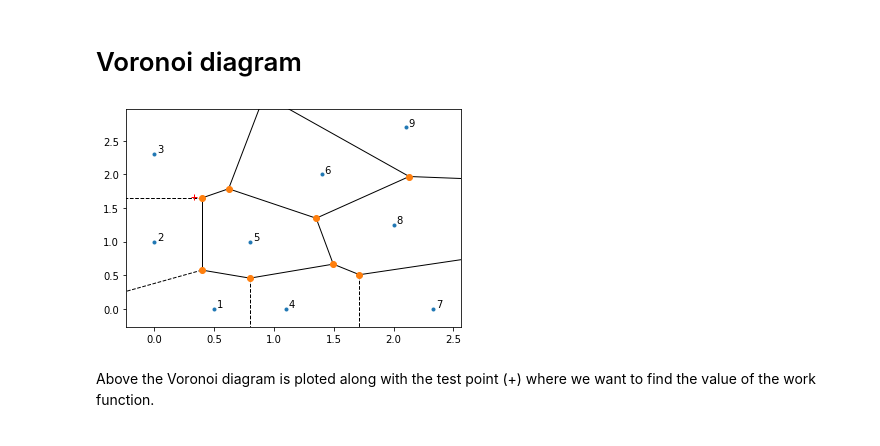
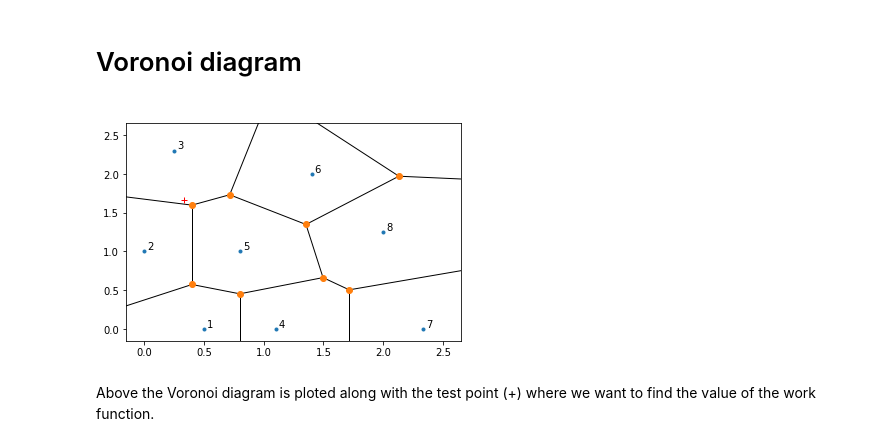
Before and after one commit to NanoPhysicsCenter/RUMDEED, a Jupyter notebook: scripts/Voronoi/Voronoi.ipynb, the cells around one changed output. Cells and saved outputs as stored; diff of their text form; code cells hidden in the pictures.

```diff
--- a/scripts/Voronoi/Voronoi.ipynb
+++ b/scripts/Voronoi/Voronoi.ipynb
@@ -8,27 +8,29 @@ from scipy.spatial import Voronoi, voronoi_plot_2d
 # %%
 L = 1000.0 # Length of emitter in nm
 
 # Note: Points don't have to be within the emitter area.
-points = np.array([[0.5, 0], [0, 1], [0, 2.3], [1.1, 0], [0.8, 1], [1.4, 2],
+points = np.array([[0.5, 0], [0, 1], [0.25, 2.3], [1.1, 0], [0.8, 1], [1.4, 2],
                    [2.33, 0], [2, 1.25], [2.1, 2.7]])
+
+points = np.append(points, [[9999,9999], [-9999,9999], [9999,-9999], [-9999,-9999]], axis = 0)
 
 work_fun = np.array([1, 2, 3, 4, 5, 6, 7, 8, 9])
 
 test_point = np.array([1/3, 1+2/3])
 
 vor = Voronoi(points)
 fig = voronoi_plot_2d(vor)
 
 for p, s in zip(points, work_fun):
     plt.annotate(str(s), p+0.025)
 
 plt.plot(test_point[0], test_point[1], '+r')
-#plt.xlim([0.0, L])
-#plt.ylim([0.0, L])
+plt.xlim([-0.15, 2.65])
+plt.ylim([-0.15, 2.65])
 
 plt.show()
 # %% [output]
-[figure, old version]
+[figure, new version]
 # %% [markdown]
 Above the Voronoi diagram is ploted along with the test point (+) where we want to find the value of the work function.
 # %% [markdown]
```
Also changed, not shown: parts of 11 cells of this notebook, 2 other files.
